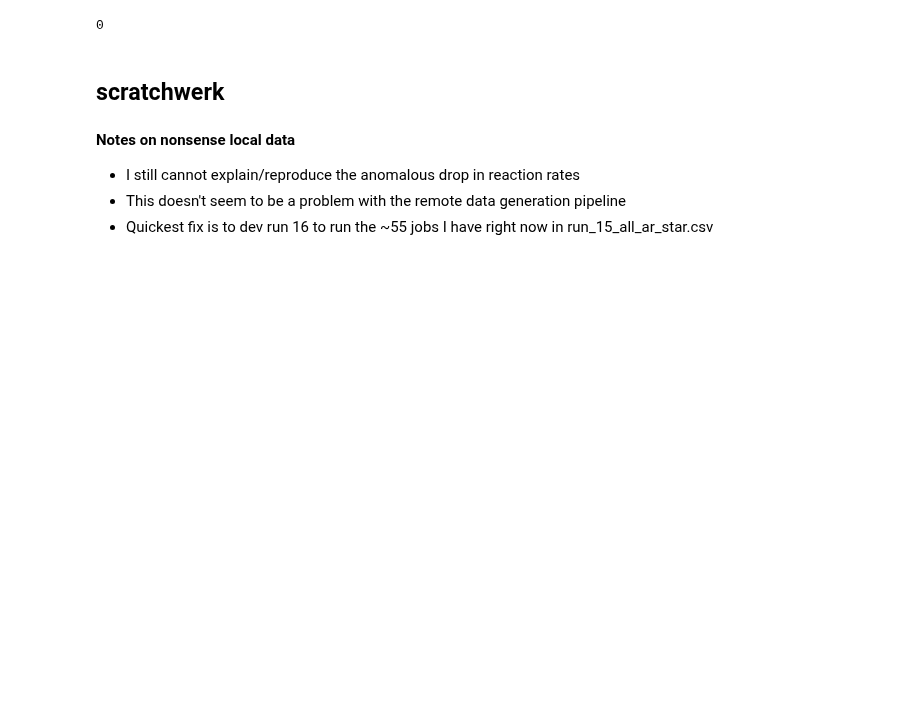
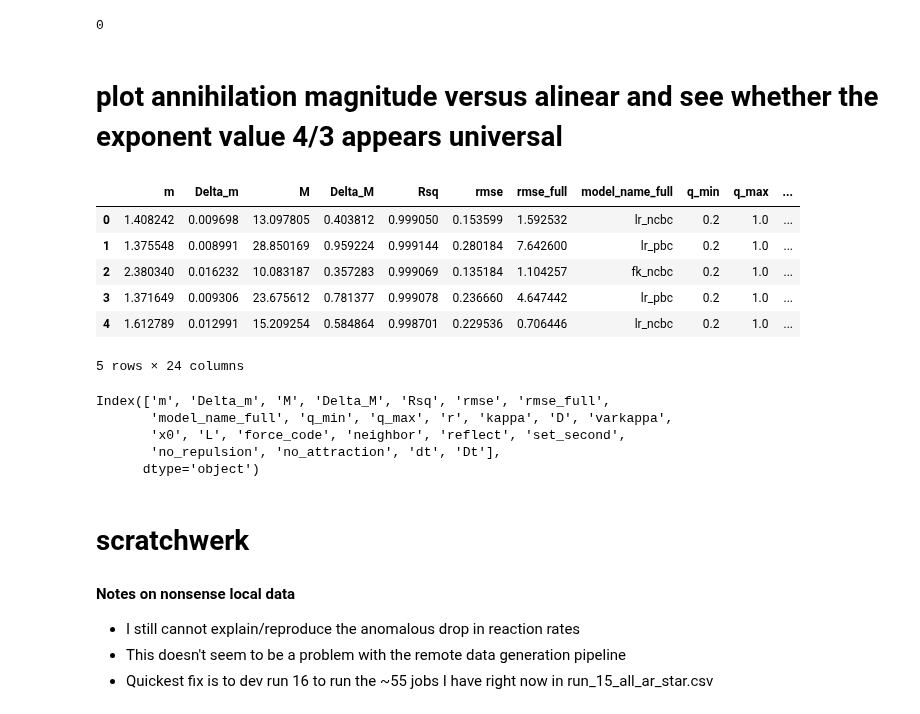
Before and after one commit to timtyree/bgmc, a Jupyter notebook: python/generation of table of powerfits.ipynb, the cells around one changed output. Saved outputs shown, nothing was run; the diff lists cells and outputs as text; code cells hidden in the pictures; blank space fills up the shorter version.

```diff
--- a/python/generation of table of powerfits.ipynb
+++ b/python/generation of table of powerfits.ipynb
@@ -208,3 +213,26 @@ beep(3)
 # %%
 # then, one may optionally go here to use the outputed table:
 # http://localhost:8888/notebooks/Generating%20Annihilation%20Rate%20Plots%20from%20Remote%20Cache%20of%20Particle%20Model.ipynb
+# %% [markdown]
+# plot annihilation magnitude versus alinear and see whether the exponent value 4/3 appears universal
+# %%
+data_dir = f"{nb_dir}/data/osg_output/run_36_all_powerlaw_fits.csv"
+# data_dir = f"{nb_dir}/data/osg_output/run_37_all_powerlaw_fits.csv"
+df = pd.read_csv(data_dir)
+df.head()
+# %% [output]
+|  | m | Delta_m | M | Delta_M | Rsq | rmse | rmse_full | model_name_full | q_min | q_max | ... |
+| 0 | 1.408242 | 0.009698 | 13.097805 | 0.403812 | 0.999050 | 0.153599 | 1.592532 | lr_ncbc | 0.2 | 1.0 | ... |
+| 1 | 1.375548 | 0.008991 | 28.850169 | 0.959224 | 0.999144 | 0.280184 | 7.642600 | lr_pbc | 0.2 | 1.0 | ... |
+| 2 | 2.380340 | 0.016232 | 10.083187 | 0.357283 | 0.999069 | 0.135184 | 1.104257 | fk_ncbc | 0.2 | 1.0 | ... |
+| 3 | 1.371649 | 0.009306 | 23.675612 | 0.781377 | 0.999078 | 0.236660 | 4.647442 | lr_pbc | 0.2 | 1.0 | ... |
+| 4 | 1.612789 | 0.012991 | 15.209254 | 0.584864 | 0.998701 | 0.229536 | 0.706446 | lr_ncbc | 0.2 | 1.0 | ... |
+5 rows × 24 columns
+# %%
+df.columns
+# %% [output]
+Index(['m', 'Delta_m', 'M', 'Delta_M', 'Rsq', 'rmse', 'rmse_full',
+       'model_name_full', 'q_min', 'q_max', 'r', 'kappa', 'D', 'varkappa',
+       'x0', 'L', 'force_code', 'neighbor', 'reflect', 'set_second',
+       'no_repulsion', 'no_attraction', 'dt', 'Dt'],
+      dtype='object')
@@ -211,5 +324,5 @@ beep(3)
 # %% [markdown]
-## scratchwerk
+# scratchwerk
 # %% [markdown]
 __Notes on nonsense local data__
 - I still cannot explain/reproduce the anomalous drop in reaction rates
```
Also changed, not shown: parts of 7 cells of this notebook, 4 other files.
